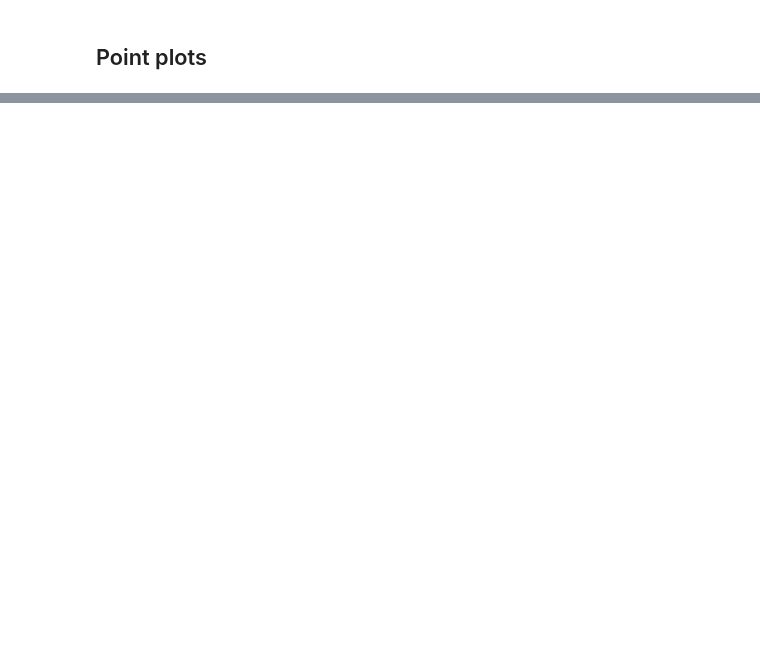
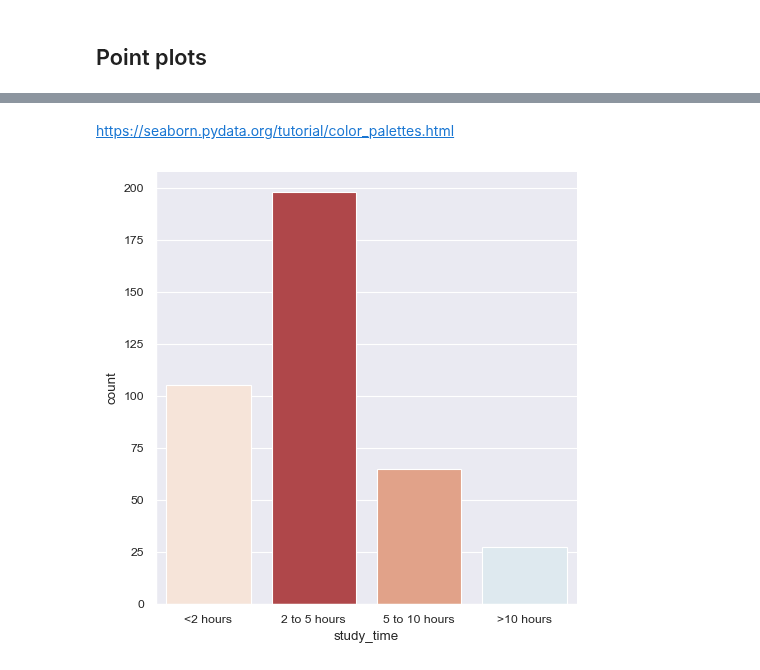
Before and after one commit to andrewch28/DataCamp, a Jupyter notebook: 7)Seaborn.ipynb, the cells around one changed output, grey strips where cells are left out. Cells and saved outputs as stored; diff of their text form; code cells hidden in the pictures; blank space fills up the shorter version.

Commit message:
final seaborn

```diff
--- a/7)Seaborn.ipynb
+++ b/7)Seaborn.ipynb
@@ -207,0 +262,15 @@ Hope this works
+# %% [markdown]
+https://seaborn.pydata.org/tutorial/color_palettes.html
+# %%
+sns.set_palette("RdBu")
+
+category_order = ["<2 hours", "2 to 5 hours", "5 to 10 hours", ">10 hours"]
+survey = pd.read_csv("databases/student-alcohol-consumption.csv")
+sns.catplot(x="study_time",
+            data=survey,
+            kind="count",
+            order = category_order,
+            hue="study_time")
+plt.show()
+# %% [output]
+[figure, added]
```
Also changed, not shown: parts of 34 cells of this notebook.
